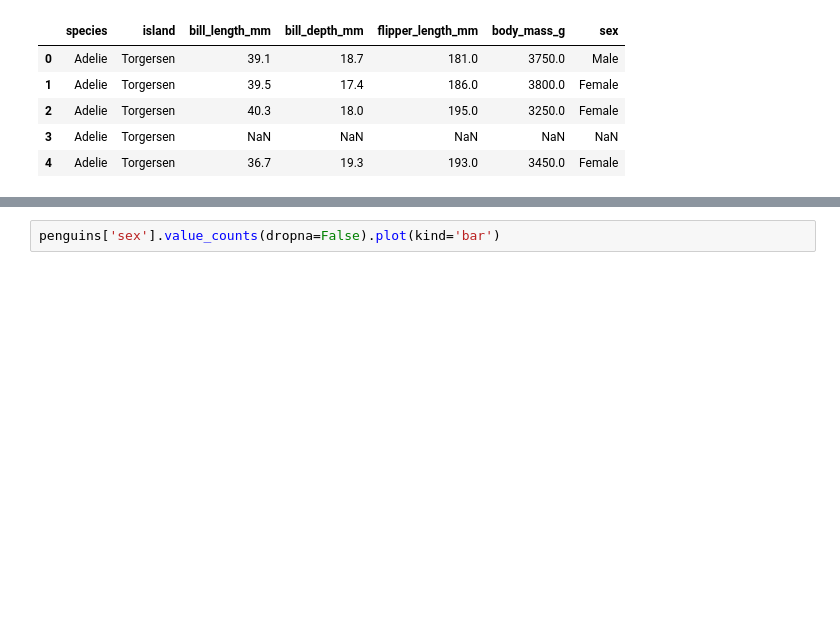
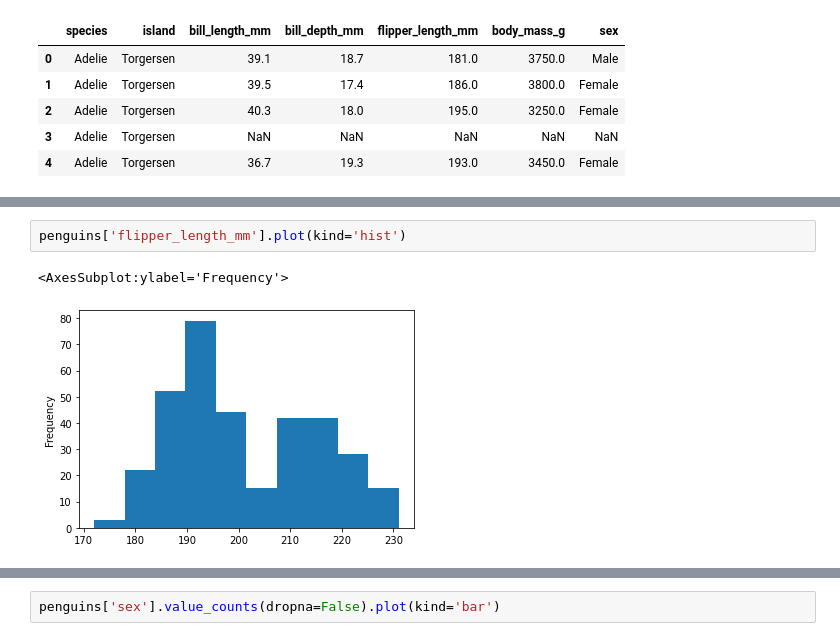
Before and after one commit to Pjiwm/data-science, a Jupyter notebook: Introduction and Univariate Analysis.ipynb, the cells around one changed output, grey strips where cells are left out. Drawn from its saved outputs; the diff is of its cells as text; blank space fills up the shorter version.

```diff
--- a/Introduction and Univariate Analysis.ipynb
+++ b/Introduction and Univariate Analysis.ipynb
@@ -218,0 +245,5 @@ penguins.head()
+# %%
+penguins['flipper_length_mm'].plot(kind='hist')
+# %% [output]
+<AxesSubplot:ylabel='Frequency'>
+[figure, added]
```
Also changed, not shown: parts of 9 cells of this notebook, 1 other file.
